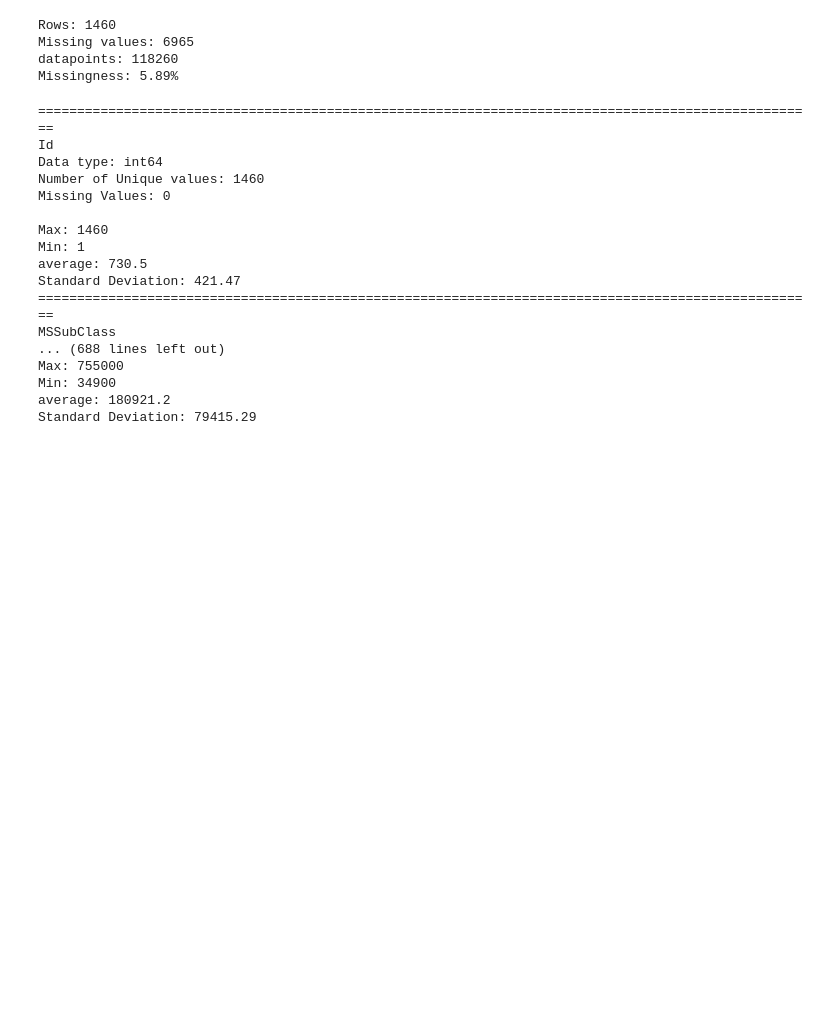
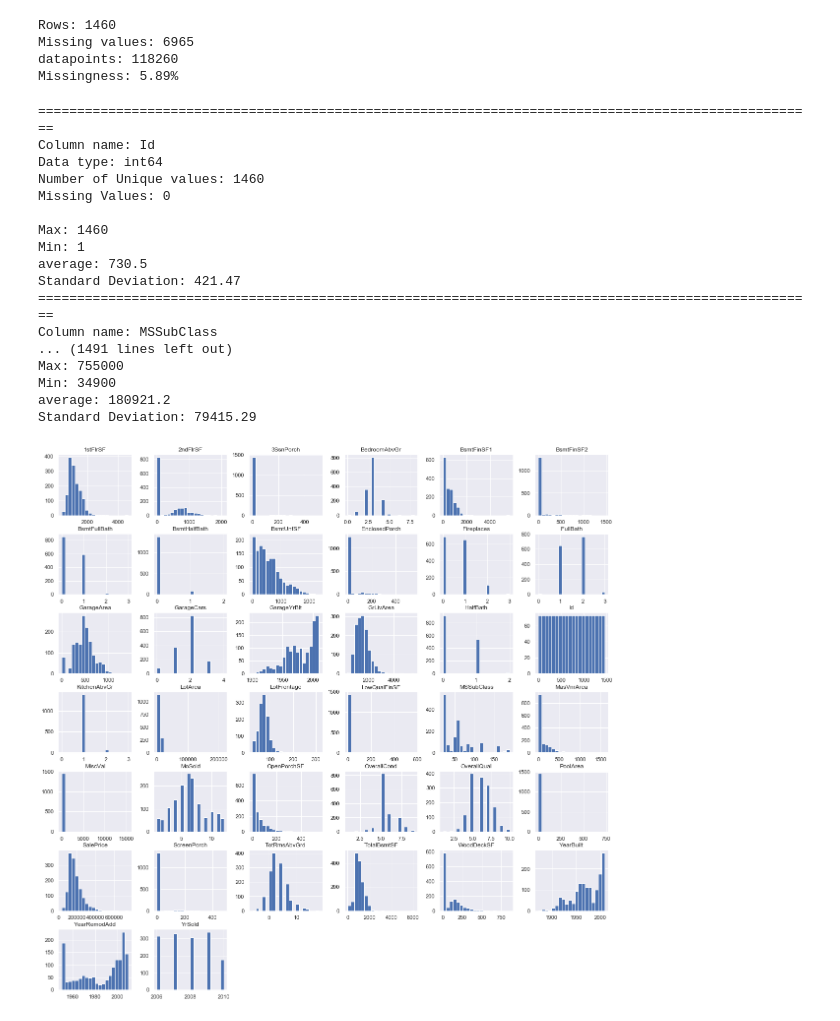
Before and after one commit to whvince/Kaggle-HousePrices, a Jupyter notebook: EDA.ipynb, the cells around one changed output. Cells and saved outputs as stored; diff of their text form; code cells hidden in the pictures; blank space fills up the shorter version.

Commit message:
cleaned one fourth, MLR base model, simple outlier function and cleaning function

```diff
--- a/EDA.ipynb
+++ b/EDA.ipynb
@@ -4,3 +1,17 @@ import pandas as pd
+# %%
+import numpy as np
+import pandas as pd
+from matplotlib import pyplot as plt
+from houseprice_functions import outliers
+import matplotlib.patches as mpatches
+import seaborn as sns
+import houseprice_functions as hpf
+
+sns.set_style("dark")
+sns.set(rc={'figure.figsize':(11.7,8.27)})
+
+%load_ext autoreload
+%autoreload 2
 # %%
 HousePrices = pd.read_csv("data/train.csv")
 # %%
@@ -81,6 +105,7 @@ Missingness: 5.89%
 for col in HousePrices:
     print('=='*50)
     print(
+        "Column name:",
         col,
         "\nData type:",
         HousePrices[[col]].dtypes[0],
@@ -89,11 +114,16 @@ for col in HousePrices:
           '\nMissing Values:',
           HousePrices[[col]].isnull().sum(axis=0)[0]
          )
-    if HousePrices[[col]].nunique()[0] <= 10:
-        print("Values:\n",
-        HousePrices[col].unique())
-    if HousePrices[[col]].nunique()[0] == 2:
-        print('***BOOL***'*5)
+    if HousePrices[[col]].nunique()[0] <= 20:
+        print("\nValues:")
+        for i in HousePrices[col].unique():
+                print("  "+str(i))
+                print("      Count:   " + str(sum(HousePrices[col] == i))),
+#                print("      Sample:" + str(np.random.choice(np.where(HousePrices[col] == i)[0],5)))
+        if HousePrices[[col]].nunique()[0] == 2:
+            print('***BOOL***'*5)
+        else:
+            print("***Categorical***"*5)
     if (HousePrices[[col]].dtypes[0] == np.int64()) or (HousePrices[[col]].dtypes[0] == np.float64()):
         HousePrices[[col]] = HousePrices[[col]].dropna()
         print(
@@ -109,7 +139,7 @@ for col in HousePrices:
         )
 # %% [output]
 ====================================================================================================
-Id
+Column name: Id
 Data type: int64
 Number of Unique values: 1460
 Missing Values: 0
@@ -119,9 +149,13 @@ Min: 1
 average: 730.5
 Standard Deviation: 421.47
 ====================================================================================================
-MSSubClass
-... (688 lines left out)
+Column name: MSSubClass
+... (1491 lines left out)
 Max: 755000
 Min: 34900
 average: 180921.2
 Standard Deviation: 79415.29
+# %%
+hist = HousePrices.hist(bins=20,figsize = (20,20))
+# %% [output]
+[figure, added]
```
Also changed, not shown: parts of 9 cells of this notebook, 4 other files.
